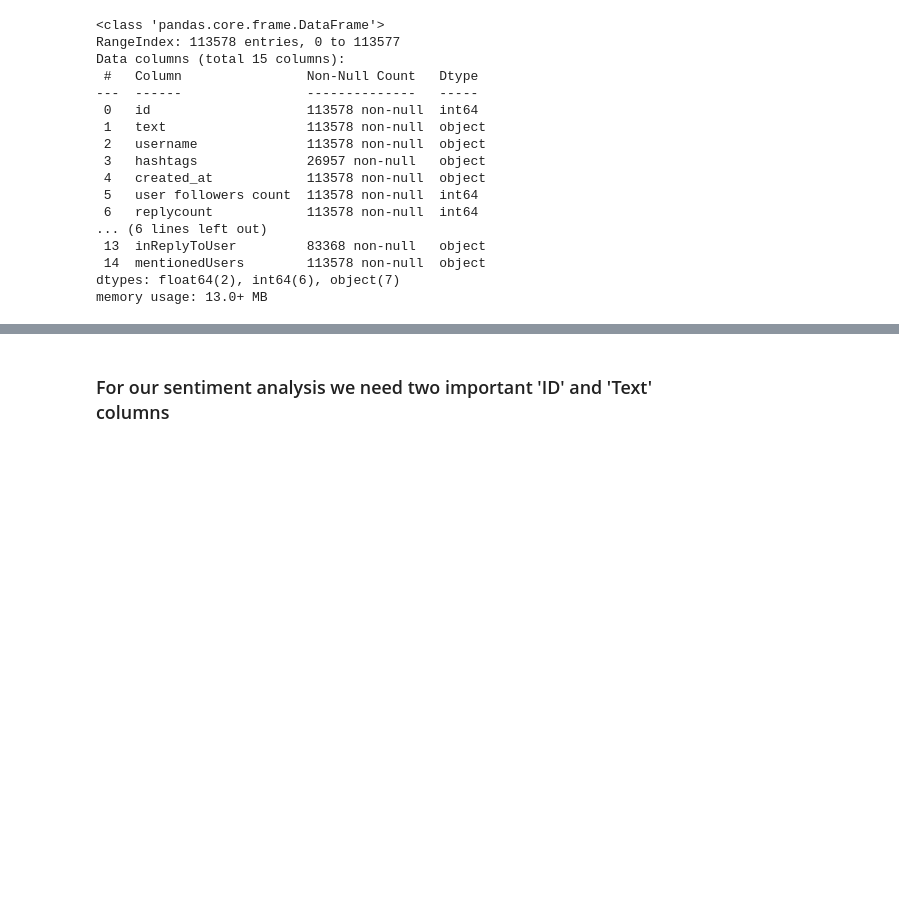
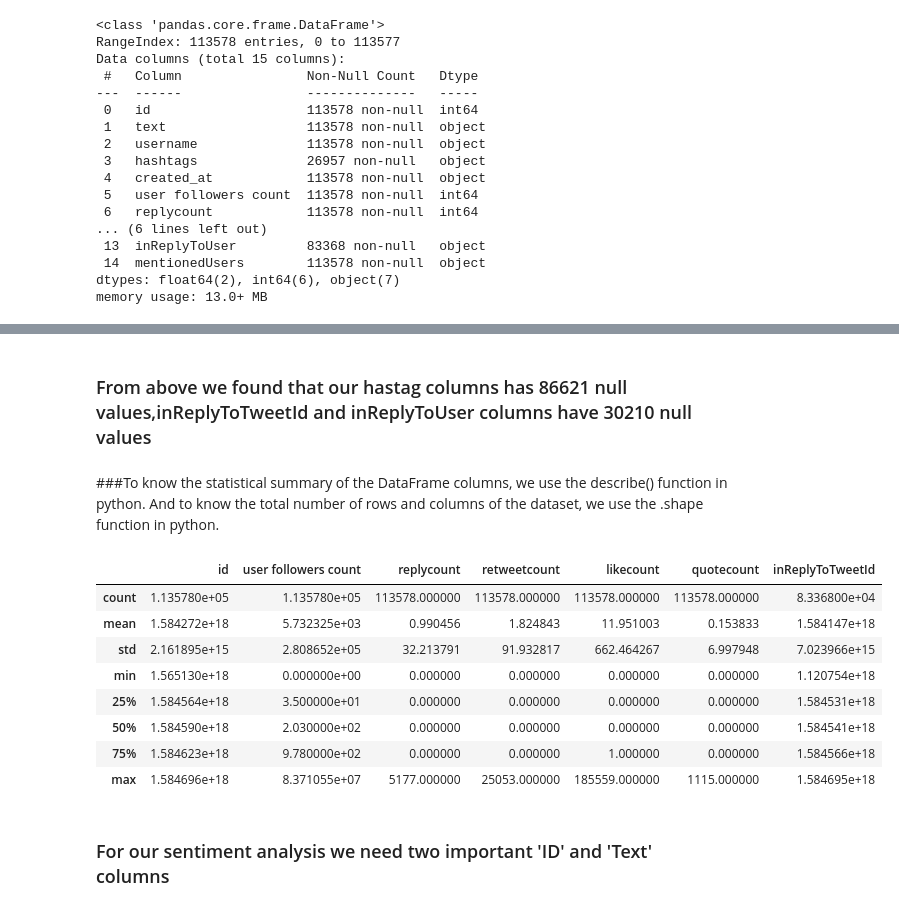
Before and after one commit to MANISH-KUMAR-CODES/UK_Prime_Minister_Rishi_Sunak-_Twitter_Sentiment_Analysis, a Jupyter notebook: UK_Prime_Minister_Rishi_Sunak__Twitter_Sentiment_Analysis.ipynb, the cells around one changed output, grey strips where cells are left out. Drawn from its saved outputs; the diff is of its cells as text; code cells hidden in the pictures; blank space fills up the shorter version.

```diff
--- a/UK_Prime_Minister_Rishi_Sunak__Twitter_Sentiment_Analysis.ipynb
+++ b/UK_Prime_Minister_Rishi_Sunak__Twitter_Sentiment_Analysis.ipynb
@@ -87,0 +104,4 @@ memory usage: 13.0+ MB
+# %%
+#dropppping mentionedUsers column from our dataframe
+df = df.drop('mentionedUsers',axis = 1)
+df.head(5)
@@ -87,0 +115,4 @@ memory usage: 13.0+ MB
+# %%
+df = df.drop('quotedtweet',axis = 1)
+# also lets check the null values present in our dataframe
+df.isnull().sum()
@@ -88,3 +134,20 @@ memory usage: 13.0+ MB
+# %% [markdown]
+### From above we found that our hastag columns has 86621 null values,inReplyToTweetId and inReplyToUser columns have 30210 null values
+# %% [markdown]
+###To know the statistical summary of the DataFrame columns, we use the describe() function in python. And to know the total number of rows and columns of the dataset, we use the .shape function in python.
+# %%
+# checking description of our dataset
+df.describe()
+# %% [output]
+|  | id | user followers count | replycount | retweetcount | likecount | quotecount | inReplyToTweetId |
+| count | 1.135780e+05 | 1.135780e+05 | 113578.000000 | 113578.000000 | 113578.000000 | 113578.000000 | 8.336800e+04 |
+| mean | 1.584272e+18 | 5.732325e+03 | 0.990456 | 1.824843 | 11.951003 | 0.153833 | 1.584147e+18 |
+| std | 2.161895e+15 | 2.808652e+05 | 32.213791 | 91.932817 | 662.464267 | 6.997948 | 7.023966e+15 |
+| min | 1.565130e+18 | 0.000000e+00 | 0.000000 | 0.000000 | 0.000000 | 0.000000 | 1.120754e+18 |
+| 25% | 1.584564e+18 | 3.500000e+01 | 0.000000 | 0.000000 | 0.000000 | 0.000000 | 1.584531e+18 |
+| 50% | 1.584590e+18 | 2.030000e+02 | 0.000000 | 0.000000 | 0.000000 | 0.000000 | 1.584541e+18 |
+| 75% | 1.584623e+18 | 9.780000e+02 | 0.000000 | 0.000000 | 1.000000 | 0.000000 | 1.584566e+18 |
+| max | 1.584696e+18 | 8.371055e+07 | 5177.000000 | 25053.000000 | 185559.000000 | 1115.000000 | 1.584695e+18 |
 # %% [markdown]
 ### For our sentiment analysis we need two important 'ID' and 'Text' columns
 # %%
```
Also changed, not shown: parts of 7 cells of this notebook.
